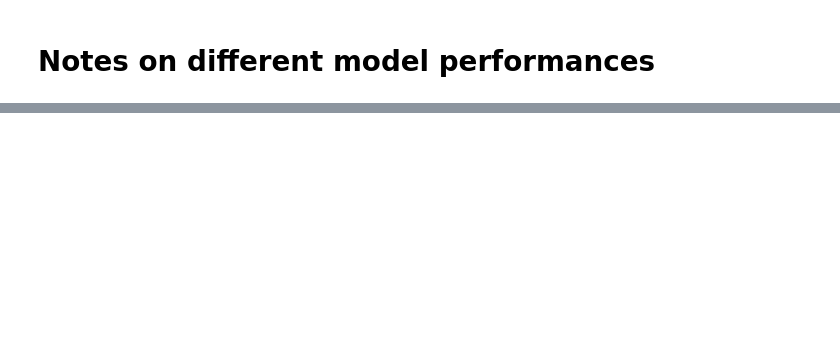
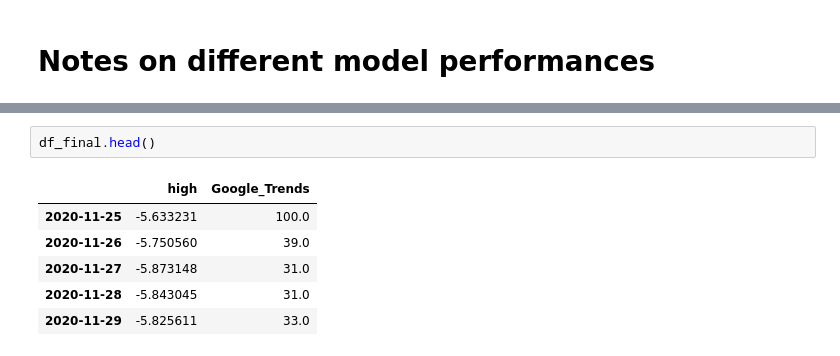
Before and after one commit to modverre/crypto_prediction, a Jupyter notebook: notebooks/RNN_Model_Env.ipynb, the cells around one changed output, grey strips where cells are left out. Saved outputs shown, nothing was run; the diff lists cells and outputs as text; blank space fills up the shorter version.

```diff
--- a/notebooks/RNN_Model_Env.ipynb
+++ b/notebooks/RNN_Model_Env.ipynb
@@ -278,0 +284,9 @@ eval_df
+# %%
+df_final.head()
+# %% [output]
+|  | high | Google_Trends |
+| 2020-11-25 | -5.633231 | 100.0 |
+| 2020-11-26 | -5.750560 | 39.0 |
+| 2020-11-27 | -5.873148 | 31.0 |
+| 2020-11-28 | -5.843045 | 31.0 |
+| 2020-11-29 | -5.825611 | 33.0 |
```
Also changed, not shown: parts of 13 cells of this notebook, 3 other files.
